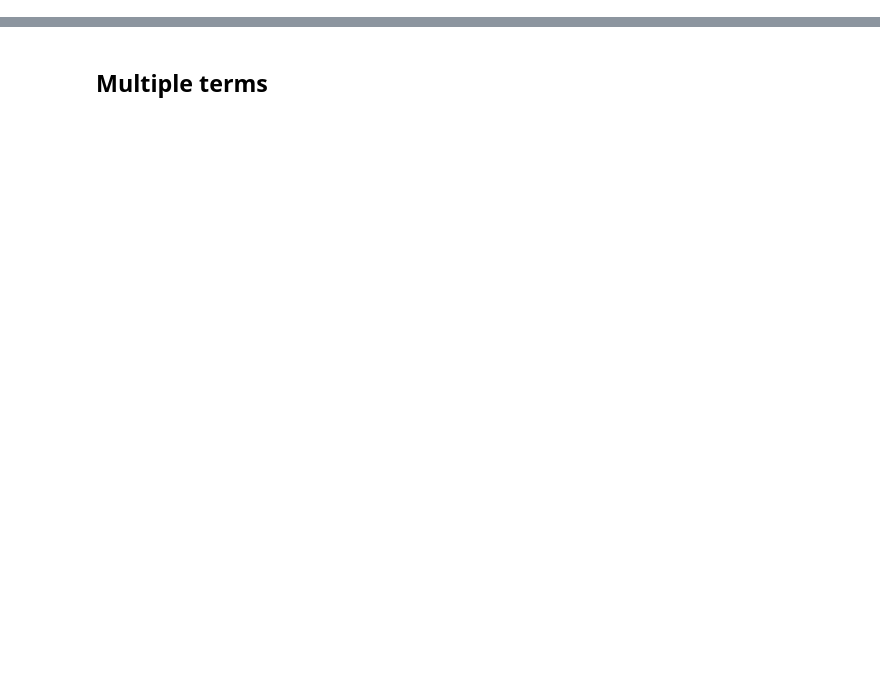
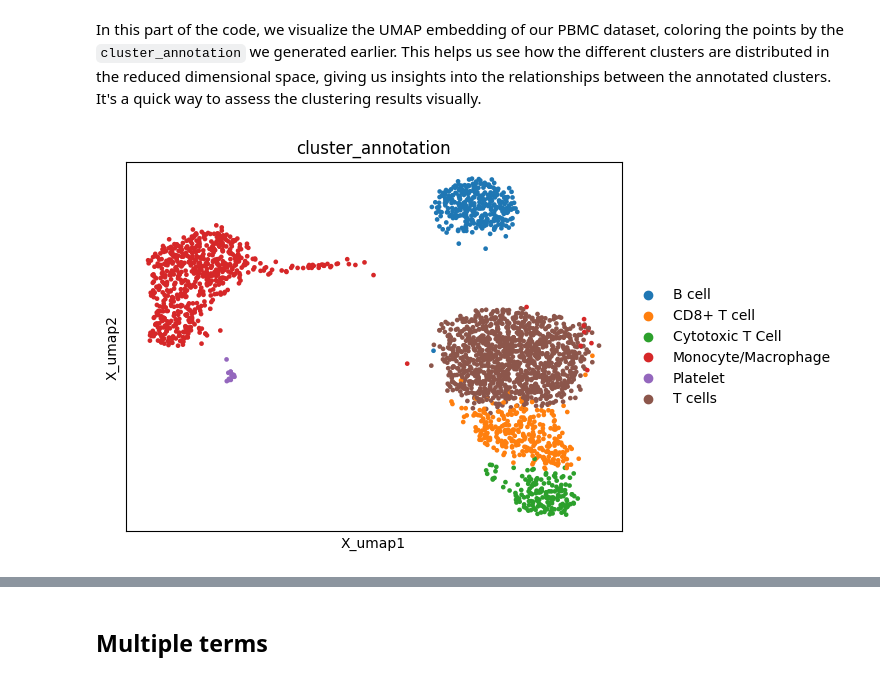
Before and after one commit to sagar87/scllm, a Jupyter notebook: docs/notebooks/interface.ipynb, the cells around one changed output, grey strips where cells are left out. Saved outputs shown, nothing was run; the diff lists cells and outputs as text; code cells hidden in the pictures; blank space fills up the shorter version.

Commit message:
Quick walkthrough tutorial

```diff
--- a/docs/notebooks/interface.ipynb
+++ b/docs/notebooks/interface.ipynb
@@ -16,0 +63,6 @@ pbmc = sc.datasets.pbmc3k_processed()
+# %% [markdown]
+In this part of the code, we visualize the UMAP embedding of our PBMC dataset, coloring the points by the `cluster_annotation` we generated earlier. This helps us see how the different clusters are distributed in the reduced dimensional space, giving us insights into the relationships between the annotated clusters. It's a quick way to assess the clustering results visually.
+# %%
+sc.pl.embedding(pbmc, basis='X_umap', color='cluster_annotation')
+# %% [output]
+[figure, added]
```
Also changed, not shown: parts of 82 cells of this notebook.
